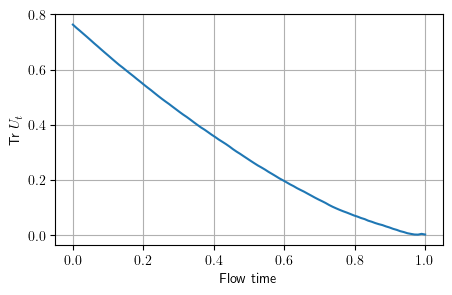
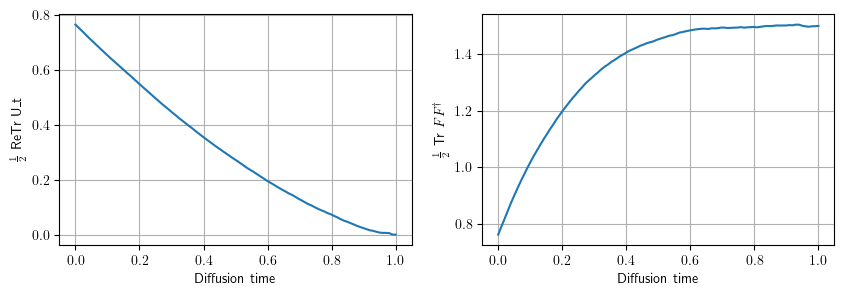
The change to this notebook cell's code, shown as a diff; its figure went from the first image to the second:
--- before
+++ after
@@ -1,17 +1,24 @@
-def plot_trace(t_eval, x_eval, label=None, ax=None):
+def plot_trace(t_eval, x_eval, label=None, axs=None):
 
-    if ax is None:
-        fig, ax = plt.subplots(1, 1, figsize=(5, 3))
+    if axs is None:
+        fig, axs = plt.subplots(1, 2, figsize=(10, 3))
 
     bsize = len(t_eval)
     trace_mean = x_eval.diagonal(dim1=-2, dim2=-1).mean(dim=-1, keepdim=True)
 
-    ax.plot(t_eval, trace_mean.reshape(bsize, -1).mean(dim=-1).real, label=label)
+    axs[0].plot(t_eval, trace_mean.reshape(bsize, -1).mean(dim=-1).real, label=label)
 
-    ax.set_xlabel(r"Flow time")
-    ax.set_ylabel(r"Tr~$U_t$")
-    ax.grid()
-    if label is not None:
-        ax.legend()
+    f_eval = x_eval - x_eval.adjoint()
+    f_eval = f_eval * f_eval.conj()
+    axs[1].plot(t_eval, f_eval.reshape(bsize, -1).mean(dim=-1).real, label=label)
+
+    axs[0].set_ylabel(r"$\frac{1}{2}$ ReTr U_t")
+    axs[1].set_ylabel(r"$\frac{1}{2}$ Tr $F F^\dagger$")
+
+    for n in range(2):
+        axs[n].set_xlabel("Diffusion time")
+        axs[n].grid()
+        if label is not None:
+            axs[n].legend()
         
 

Commit: examples: SU(2) and SU(3) matrix models updated